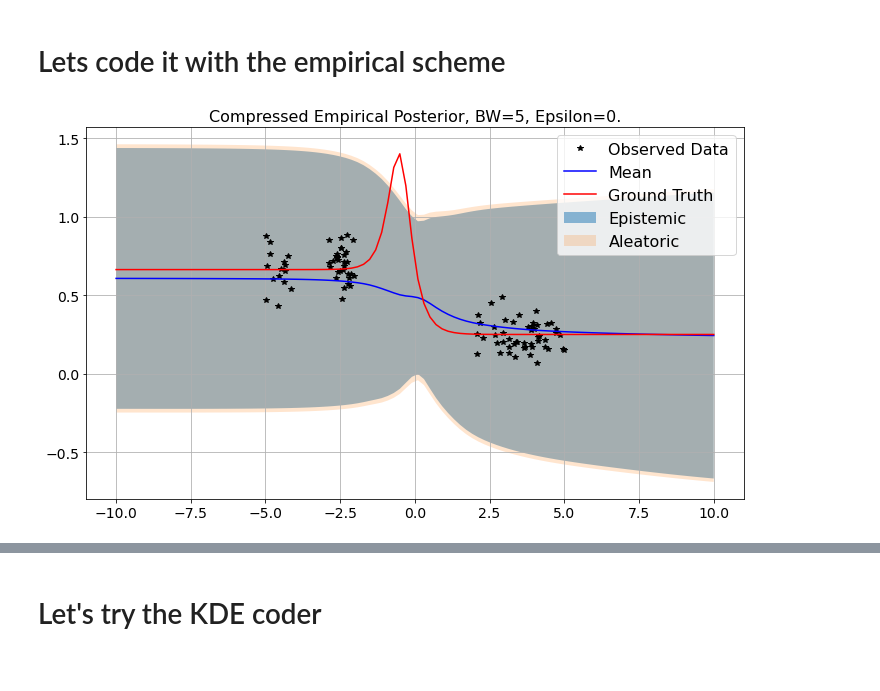
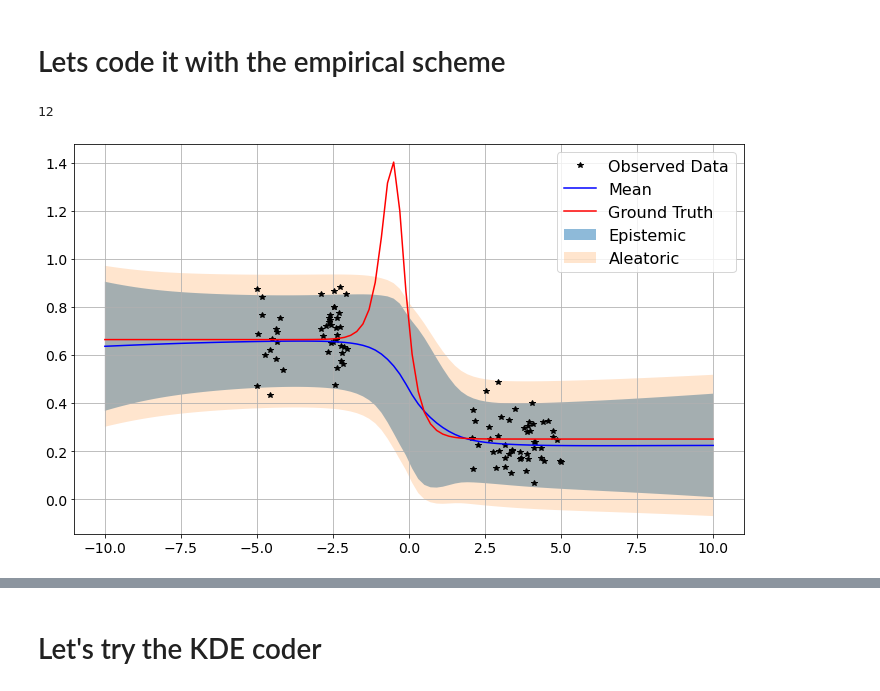
Before and after one commit to Bottledd/iREC, a Jupyter notebook: notebooks/hmc_bnn.ipynb, the cells around one changed output, grey strips where cells are left out. Drawn from its saved outputs; the diff is of its cells as text; code cells hidden in the pictures.

```diff
--- a/notebooks/hmc_bnn.ipynb
+++ b/notebooks/hmc_bnn.ipynb
@@ -267,7 +283,7 @@ coding_sampler = CodingSampler
 auxiliary_posterior = EmpiricalMixturePosterior
 selection_sampler = GreedySampler
 omega = 5
-kl_q_p = 11.78
+kl_q_p = 55.0595
 initial_seed = 0
 beamwidth = 1
 epsilon = 0.
@@ -292,6 +308,8 @@ n_auxiliaries = dummy_encoder.n_auxiliary
 prior_var = 1./alpha
 emp_opt = FinalJointOptimiser(z_sample, omega, n_auxiliaries, kl_q_p, n_trajectories, prior_var)
 aux_vars = emp_opt.run_optimiser(epochs=5000)
+# %% [output]
+12
 # %%
 coding_sampler = CodingSampler
 auxiliary_posterior = EmpiricalMixturePosterior
@@ -302,7 +320,7 @@ initial_seed = 0
 beamwidth = 1
 epsilon = 0.
 num_compressed_samples = 50
-compressed_weights = []
+compressed_weights_emp_low_eps = []
 
 for i in trange(num_compressed_samples):
     initial_seed = initial_seed + i * 10
@@ -323,44 +341,13 @@ for i in trange(num_compressed_samples):
     encoder.auxiliary_posterior.coding_sampler.auxiliary_vars = aux_vars
 
     w, idx = encoder.run_encoder()
-
-    compressed_weights.append(w[0])
+    compressed_weights_emp_low_eps.append(w[0])
 # %%
-pred_list, log_probs_f = hamiltorch.predict_model(net, x = xs.to(device),
-                                                  y = xs.to(device), samples=compressed_weights,
+pred_list_emp_low_eps, log_probs_f = hamiltorch.predict_model(net, x = xs.to(device),
+                                                  y = ys.to(device), samples=compressed_weights_emp_low_eps,
                                                   model_loss=model_loss, tau_out=tau_out,
                                                   tau_list=tau_list)
 
-# plot the fit
-fs = 16
-
-m = pred_list.mean(0).to('cpu')
-s = pred_list.std(0).to('cpu')
-s_al = (pred_list.var(0).to('cpu') + tau_out ** -1) ** 0.5
-
-f, ax = plt.subplots(1, 1, figsize=(10, 6))
-
-# Get upper and lower confidence bounds
-lower, upper = (m - s*2).flatten(), (m + s*2).flatten()
-# + aleotoric
-lower_al, upper_al = (m - s_al*2).flatten(), (m + s_al*2).flatten()
-
-# Plot training data as black stars
-ax.plot(x_data.numpy(), y_data.numpy(), 'k*', rasterized=True)
-# Plot predictive means as blue line
-ax.plot(xs.numpy(), m.numpy(), 'b', rasterized=True)
-ax.plot(xs.numpy(), ys.numpy(), 'r', rasterized=True)# Shade between the lower and upper confidence bounds
-ax.fill_between(xs.flatten().numpy(), lower.numpy(), upper.numpy(), alpha=0.5, rasterized=True)
-ax.fill_between(xs.flatten().numpy(), lower_al.numpy(), upper_al.numpy(), alpha=0.2, rasterized=True)
-plt.grid()
-ax.legend(['Observed Data', 'Mean', 'Ground Truth', 'Epistemic', 'Aleatoric'], fontsize = fs)
-ax.tick_params(axis='both', which='major', labelsize=14)
-ax.tick_params(axis='both', which='minor', labelsize=14)
-ax.set_title('Compressed Empirical Posterior, BW=5, Epsilon=0.', fontsize=fs)
-
-plt.tight_layout()
-# plt.savefig('plots/full_hmc.pdf', rasterized=True)
-
-plt.show()
+plot_preds(pred_list_emp_low_eps)
 # %% [output]
-[figure, old version]
+[figure, new version]
```
Also changed, not shown: parts of 57 cells of this notebook, 14 other files.
